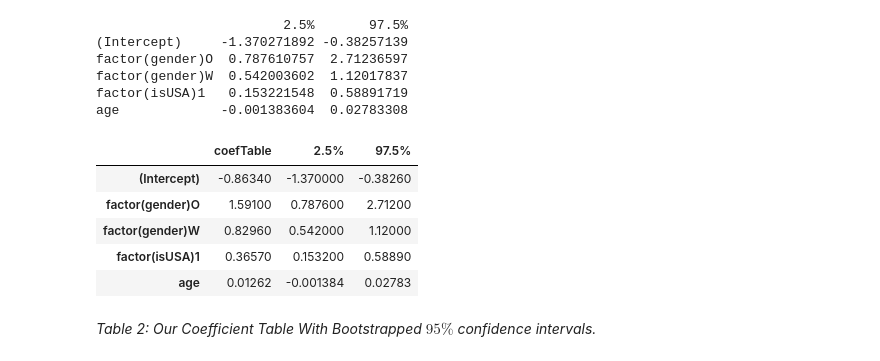
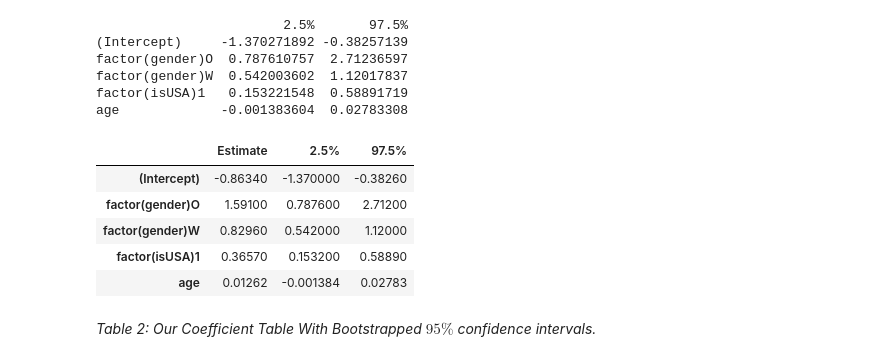
Before and after one commit to PLBMR/mentalHealthDataAnalysis, a Jupyter notebook: osmiMentalHealthInTech/analysis/timeAnalysis/timeDependence_inference.ipynb, the cells around one changed output. Saved outputs shown, nothing was run; the diff lists cells and outputs as text; code cells hidden in the pictures.

```diff
--- a/osmiMentalHealthInTech/analysis/timeAnalysis/timeDependence_inference.ipynb
+++ b/osmiMentalHealthInTech/analysis/timeAnalysis/timeDependence_inference.ipynb
@@ -143,14 +143,15 @@ age             -0.001383604  0.02783308
 # %%
 coefTable = summary(finalMod.logr)$coefficients
 #make it simpler
 pValLev = 4
 colnames(coefTable)[pValLev] = "p-value"
 coefTable = coefTable[,c("Estimate")]
 coefTable = cbind(coefTable,bootstrappedCIs)
 coefTable = signif(coefTable,sigLev + 1)
+colnames(coefTable)[1] = "Estimate"
 coefTable
 # %% [output]
-|  | coefTable | 2.5% | 97.5% |
+|  | Estimate | 2.5% | 97.5% |
 | (Intercept) | -0.86340 | -1.370000 | -0.38260 |
 | factor(gender)O | 1.59100 | 0.787600 | 2.71200 |
 | factor(gender)W | 0.82960 | 0.542000 | 1.12000 |
```
Also changed, not shown: parts of 12 cells of this notebook.
